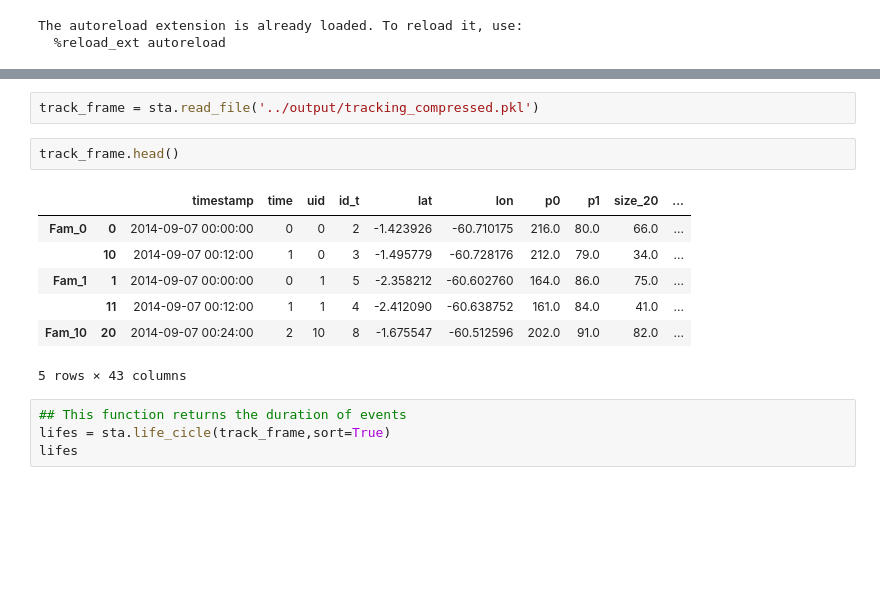
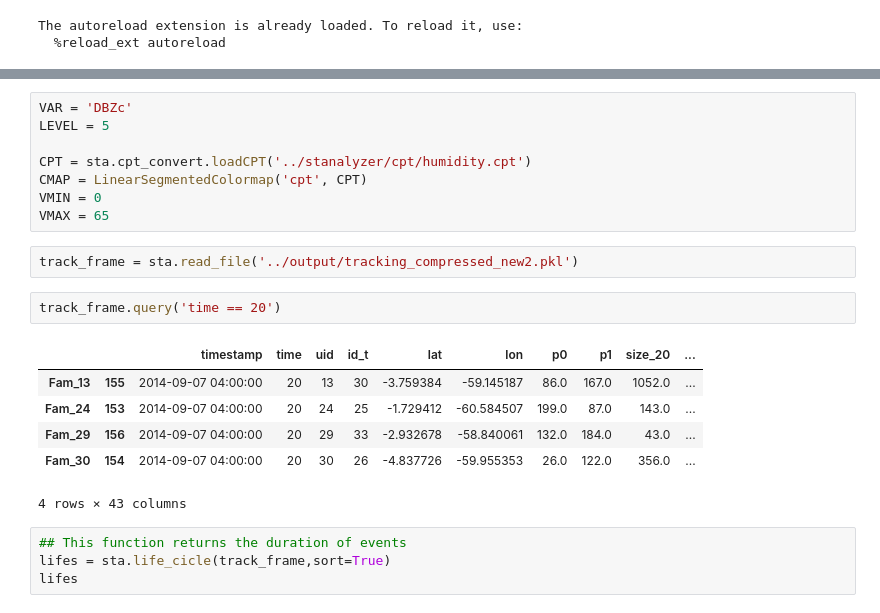
Before and after one commit to helvecioneto/stanalyzer, a Jupyter notebook: docs/Example_01.ipynb, the cells around one changed output, grey strips where cells are left out. Saved outputs shown, nothing was run; the diff lists cells and outputs as text; blank space fills up the shorter version.

```diff
--- a/docs/Example_01.ipynb
+++ b/docs/Example_01.ipynb
@@ -46,15 +58,22 @@ import matplotlib.pyplot as plt
+# %%
+VAR = 'DBZc'
+LEVEL = 5
+
+CPT = sta.cpt_convert.loadCPT('../stanalyzer/cpt/humidity.cpt')
+CMAP = LinearSegmentedColormap('cpt', CPT)
+VMIN = 0
+VMAX = 65
 # %%
-track_frame = sta.read_file('../output/tracking_compressed.pkl')
+track_frame = sta.read_file('../output/tracking_compressed_new2.pkl')
-# %%
-track_frame.head()
-# %% [output]
-|  |  | timestamp | time | uid | id_t | lat | lon | p0 | p1 | size_20 | ... |
-| Fam_0 | 0 | 2014-09-07 00:00:00 | 0 | 0 | 2 | -1.423926 | -60.710175 | 216.0 | 80.0 | 66.0 | ... |
-|  | 10 | 2014-09-07 00:12:00 | 1 | 0 | 3 | -1.495779 | -60.728176 | 212.0 | 79.0 | 34.0 | ... |
-| Fam_1 | 1 | 2014-09-07 00:00:00 | 0 | 1 | 5 | -2.358212 | -60.602760 | 164.0 | 86.0 | 75.0 | ... |
-|  | 11 | 2014-09-07 00:12:00 | 1 | 1 | 4 | -2.412090 | -60.638752 | 161.0 | 84.0 | 41.0 | ... |
-| Fam_10 | 20 | 2014-09-07 00:24:00 | 2 | 10 | 8 | -1.675547 | -60.512596 | 202.0 | 91.0 | 82.0 | ... |
-5 rows × 43 columns
+# %%
+track_frame.query('time == 20')
+# %% [output]
+|  |  | timestamp | time | uid | id_t | lat | lon | p0 | p1 | size_20 | ... |
+| Fam_13 | 155 | 2014-09-07 04:00:00 | 20 | 13 | 30 | -3.759384 | -59.145187 | 86.0 | 167.0 | 1052.0 | ... |
+| Fam_24 | 153 | 2014-09-07 04:00:00 | 20 | 24 | 25 | -1.729412 | -60.584507 | 199.0 | 87.0 | 143.0 | ... |
+| Fam_29 | 156 | 2014-09-07 04:00:00 | 20 | 29 | 33 | -2.932678 | -58.840061 | 132.0 | 184.0 | 43.0 | ... |
+| Fam_30 | 154 | 2014-09-07 04:00:00 | 20 | 30 | 26 | -4.837726 | -59.955353 | 26.0 | 122.0 | 356.0 | ... |
+4 rows × 43 columns
 # %%
 ## This function returns the duration of events
 lifes = sta.life_cicle(track_frame,sort=True)
```
Also changed, not shown: parts of 13 cells of this notebook, 12 other files.
